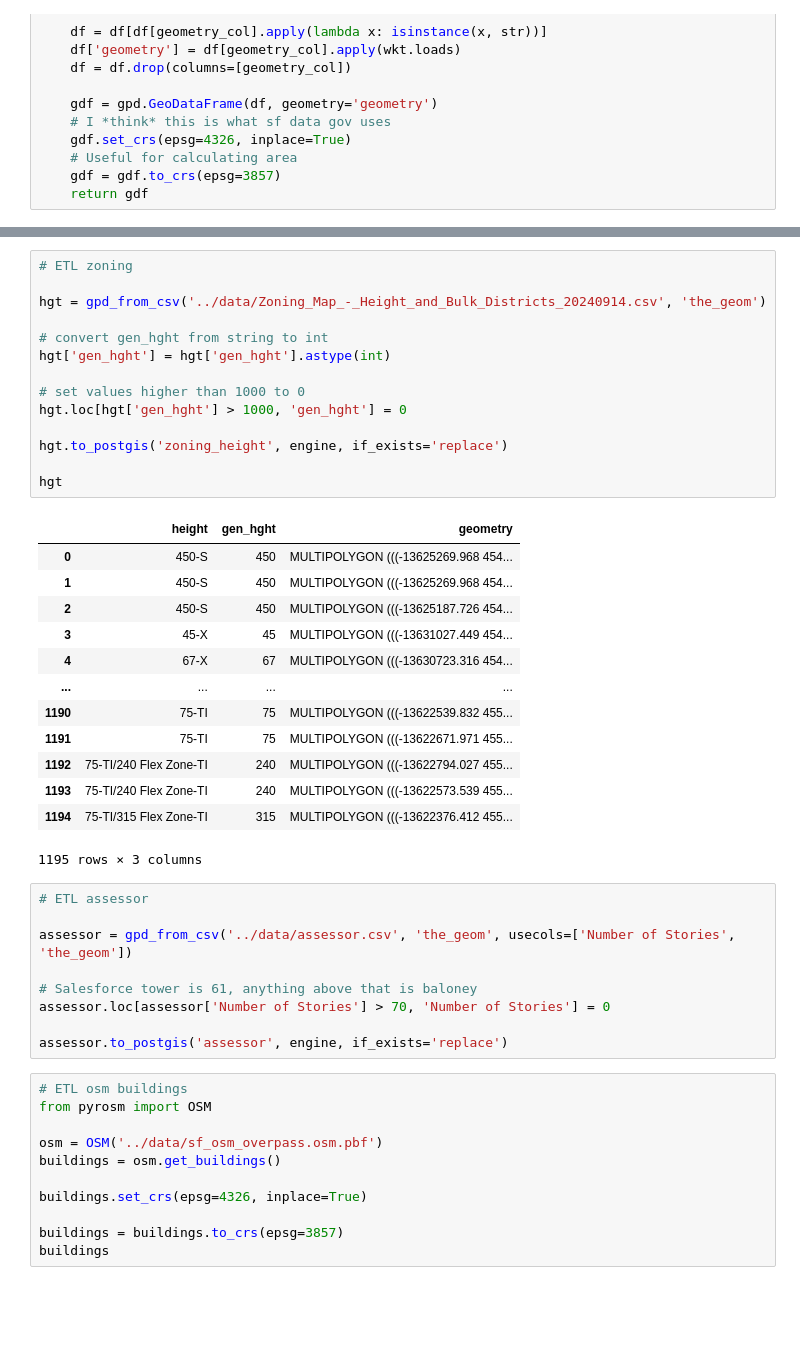
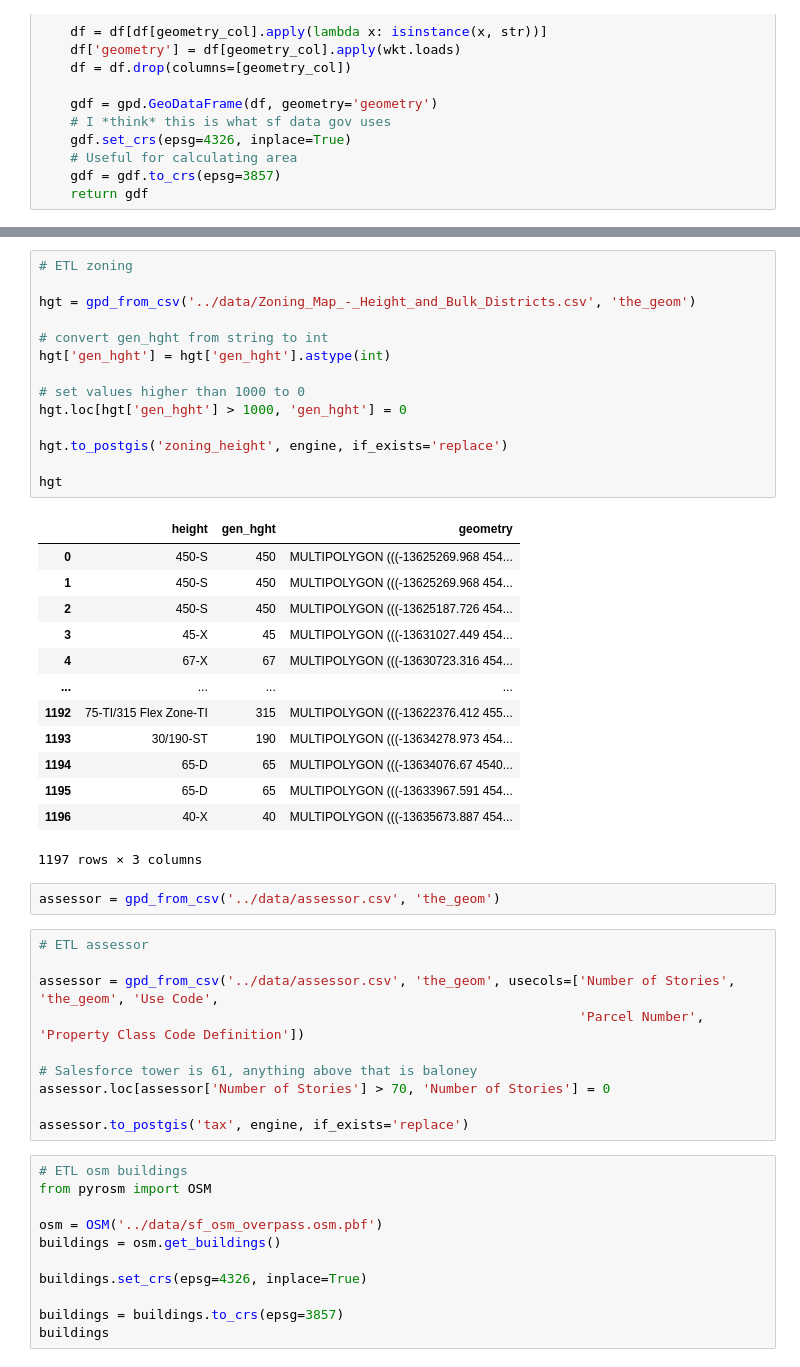
Before and after one commit to alexshadley/zoning, a Jupyter notebook: notebooks/postgres_etl.ipynb, the cells around one changed output, grey strips where cells are left out. Cells and saved outputs as stored; diff of their text form; blank space fills up the shorter version.

```diff
--- a/notebooks/postgres_etl.ipynb
+++ b/notebooks/postgres_etl.ipynb
@@ -86,40 +74,43 @@ prc
 # %%
 # ETL zoning
 
-hgt = gpd_from_csv('../data/Zoning_Map_-_Height_and_Bulk_Districts_20240914.csv', 'the_geom')
+hgt = gpd_from_csv('../data/Zoning_Map_-_Height_and_Bulk_Districts.csv', 'the_geom')
 
 # convert gen_hght from string to int
 hgt['gen_hght'] = hgt['gen_hght'].astype(int)
 
 # set values higher than 1000 to 0
 hgt.loc[hgt['gen_hght'] > 1000, 'gen_hght'] = 0
 
 hgt.to_postgis('zoning_height', engine, if_exists='replace')
 
 hgt
 # %% [output]
 |  | height | gen_hght | geometry |
 | 0 | 450-S | 450 | MULTIPOLYGON (((-13625269.968 454... |
 | 1 | 450-S | 450 | MULTIPOLYGON (((-13625269.968 454... |
 | 2 | 450-S | 450 | MULTIPOLYGON (((-13625187.726 454... |
 | 3 | 45-X | 45 | MULTIPOLYGON (((-13631027.449 454... |
 | 4 | 67-X | 67 | MULTIPOLYGON (((-13630723.316 454... |
 | ... | ... | ... | ... |
-| 1190 | 75-TI | 75 | MULTIPOLYGON (((-13622539.832 455... |
-| 1191 | 75-TI | 75 | MULTIPOLYGON (((-13622671.971 455... |
-| 1192 | 75-TI/240 Flex Zone-TI | 240 | MULTIPOLYGON (((-13622794.027 455... |
-| 1193 | 75-TI/240 Flex Zone-TI | 240 | MULTIPOLYGON (((-13622573.539 455... |
-| 1194 | 75-TI/315 Flex Zone-TI | 315 | MULTIPOLYGON (((-13622376.412 455... |
+| 1192 | 75-TI/315 Flex Zone-TI | 315 | MULTIPOLYGON (((-13622376.412 455... |
+| 1193 | 30/190-ST | 190 | MULTIPOLYGON (((-13634278.973 454... |
+| 1194 | 65-D | 65 | MULTIPOLYGON (((-13634076.67 4540... |
+| 1195 | 65-D | 65 | MULTIPOLYGON (((-13633967.591 454... |
+| 1196 | 40-X | 40 | MULTIPOLYGON (((-13635673.887 454... |
-1195 rows × 3 columns
+1197 rows × 3 columns
+# %%
+assessor = gpd_from_csv('../data/assessor.csv', 'the_geom')
 # %%
 # ETL assessor
 
-assessor = gpd_from_csv('../data/assessor.csv', 'the_geom', usecols=['Number of Stories', 'the_geom'])
+assessor = gpd_from_csv('../data/assessor.csv', 'the_geom', usecols=['Number of Stories', 'the_geom', 'Use Code',
+                                                                     'Parcel Number', 'Property Class Code Definition'])
 
 # Salesforce tower is 61, anything above that is baloney
 assessor.loc[assessor['Number of Stories'] > 70, 'Number of Stories'] = 0
 
-assessor.to_postgis('assessor', engine, if_exists='replace')
+assessor.to_postgis('tax', engine, if_exists='replace')
 # %%
 # ETL osm buildings
 from pyrosm import OSM
```
Also changed, not shown: parts of 2 cells of this notebook.
